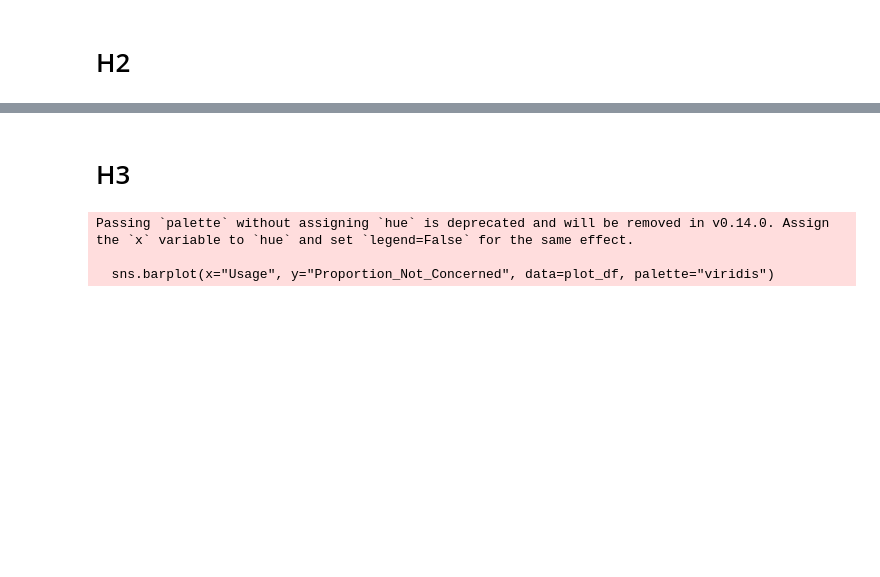
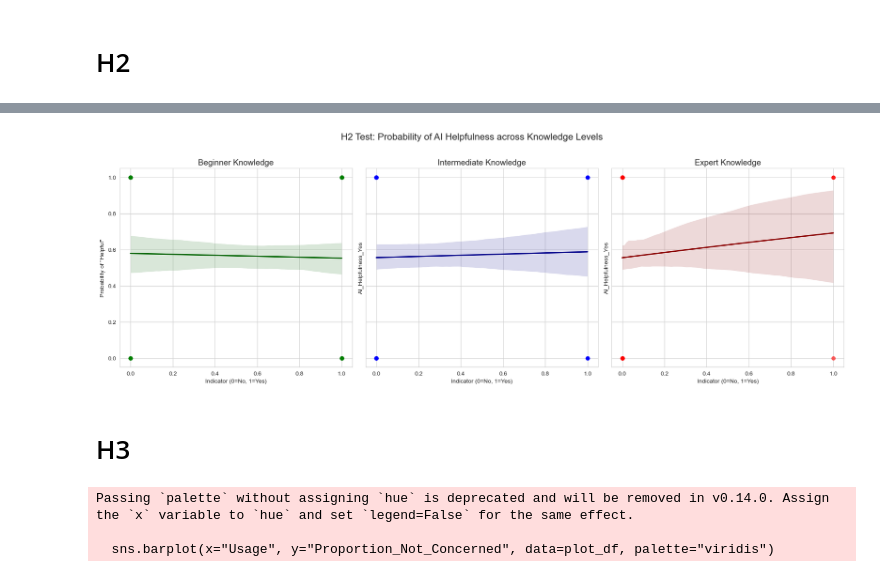
Before and after one commit to acdas10/AI-Recommendation-and-Trust, a Jupyter notebook: hypothesis_testing_understanding.ipynb, the cells around one changed output, grey strips where cells are left out. Cells and saved outputs as stored; diff of their text form; code cells hidden in the pictures; blank space fills up the shorter version.

```diff
--- a/hypothesis_testing_understanding.ipynb
+++ b/hypothesis_testing_understanding.ipynb
@@ -172,3 +246,44 @@ AI_Usage_Weekly- A few times     -0.0523        nan        nan        nan
+# %%
+import matplotlib.pyplot as plt
+import seaborn as sns
+
+# Set the style for a professional look
+sns.set_style("whitegrid")
+
+# Create a figure with 1 row and 3 columns
+# sharey=True ensures all graphs use the same vertical scale for fair comparison
+fig, axes = plt.subplots(1, 3, figsize=(18, 6), sharey=True)
+
+# 1. Plot for Beginner
+sns.regplot(x='AI_Knowledge_Beginner', y='AI_Helpfulness_Yes', data=df,
+            logistic=True, ci=95, ax=axes[0], color='green',
+            scatter_kws={'alpha':0.2}, line_kws={'color':'darkgreen', 'label':'Beginner'})
+axes[0].set_title('Beginner Knowledge', fontsize=14)
+axes[0].set_xlabel('Indicator (0=No, 1=Yes)')
+axes[0].set_ylabel('Probability of "Helpful"')
+
+# 2. Plot for Intermediate
+sns.regplot(x='AI_Knowledge_Intermediate', y='AI_Helpfulness_Yes', data=df,
+            logistic=True, ci=95, ax=axes[1], color='blue',
+            scatter_kws={'alpha':0.2}, line_kws={'color':'darkblue', 'label':'Intermediate'})
+axes[1].set_title('Intermediate Knowledge', fontsize=14)
+axes[1].set_xlabel('Indicator (0=No, 1=Yes)')
+
+# 3. Plot for Expert
+sns.regplot(x='AI_Knowledge_Expert', y='AI_Helpfulness_Yes', data=df,
+            logistic=True, ci=95, ax=axes[2], color='red',
+            scatter_kws={'alpha':0.2}, line_kws={'color':'darkred', 'label':'Expert'})
+axes[2].set_title('Expert Knowledge', fontsize=14)
+axes[2].set_xlabel('Indicator (0=No, 1=Yes)')
+
+# Add a main title for the whole layout
+plt.suptitle('H2 Test: Probability of AI Helpfulness across Knowledge Levels', fontsize=16, y=1.02)
+
+plt.tight_layout()
+#plt.savefig('h2_comparison_subplots.png')
+plt.show()
+# %% [output]
+[figure, added]
 # %% [markdown]
 # H3
 # %%
```
Also changed, not shown: parts of 21 cells of this notebook, 1 other file.
